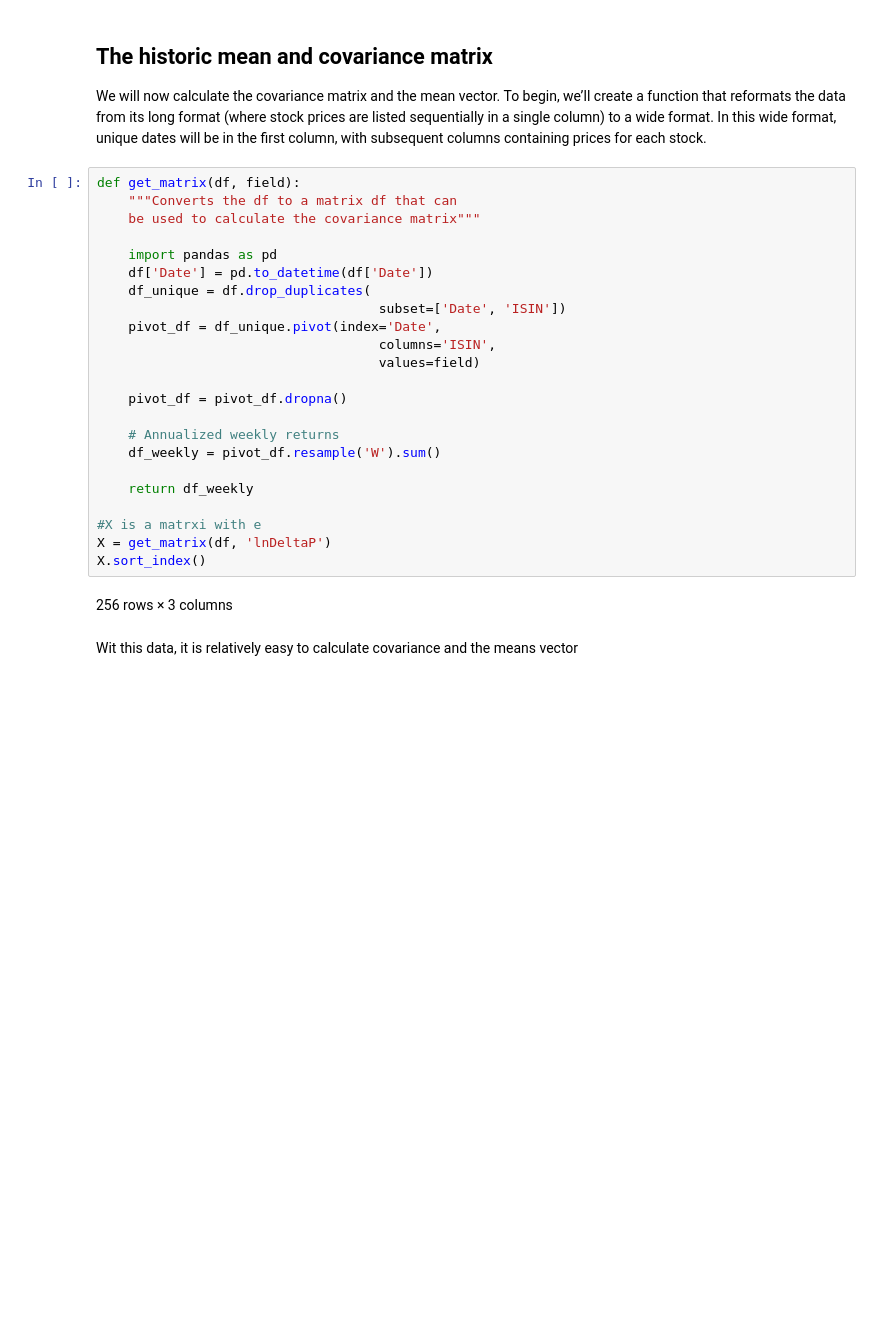
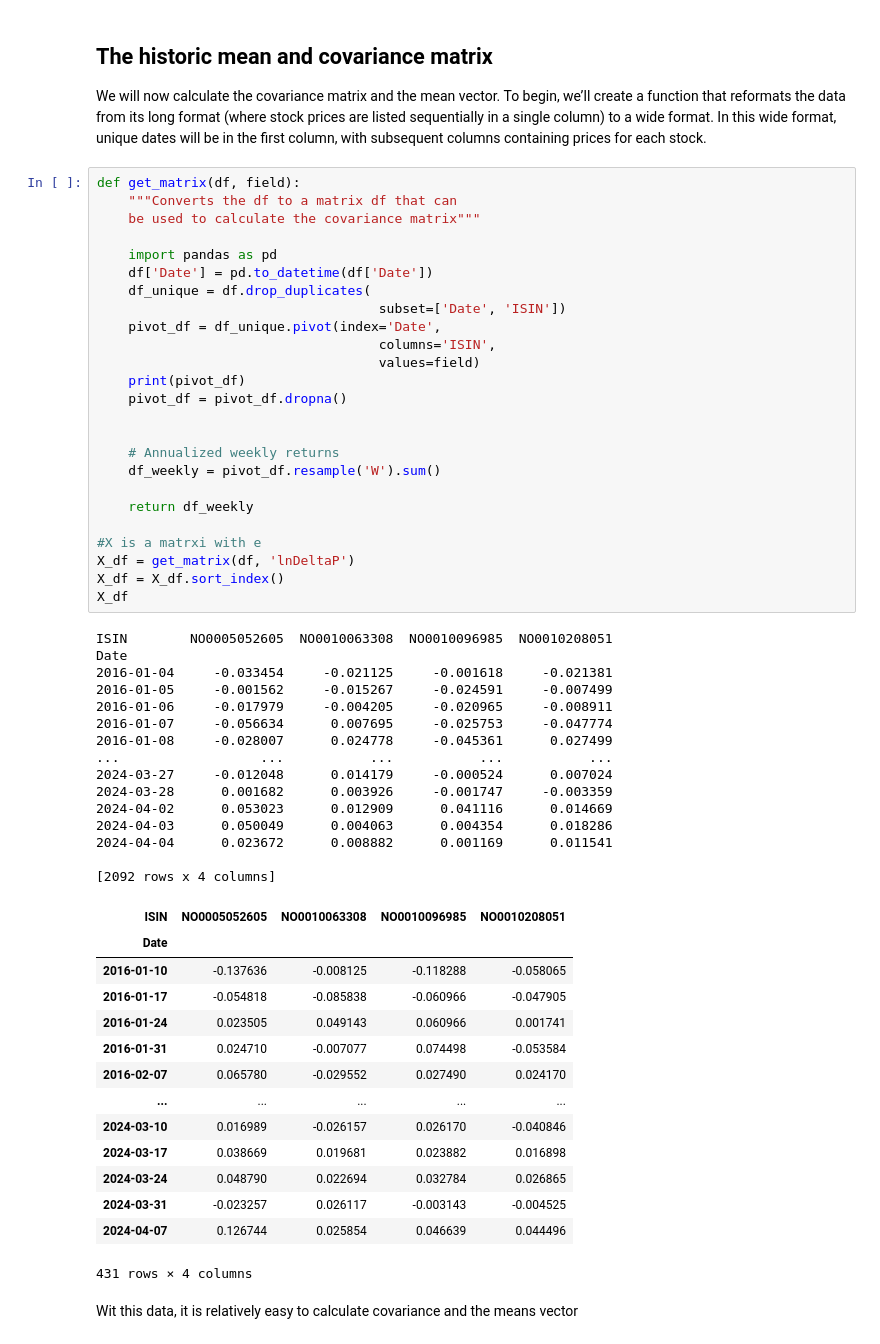
Before and after one commit to uit-sok-3011-h24/uit-sok-3011-h24.github.io, a Jupyter notebook: finans/3-lecture_optport.ipynb, the cells around one changed output. Saved outputs shown, nothing was run; the diff lists cells and outputs as text; blank space fills up the shorter version.

```diff
--- a/finans/3-lecture_optport.ipynb
+++ b/finans/3-lecture_optport.ipynb
@@ -533,28 +536,58 @@ column, with subsequent columns containing prices for each stock.
 # %%
 def get_matrix(df, field):
     """Converts the df to a matrix df that can
     be used to calculate the covariance matrix"""
 
     import pandas as pd
     df['Date'] = pd.to_datetime(df['Date'])
     df_unique = df.drop_duplicates(
                                     subset=['Date', 'ISIN'])
     pivot_df = df_unique.pivot(index='Date',
                                     columns='ISIN',
                                     values=field)
+    print(pivot_df)
+    pivot_df = pivot_df.dropna()
 
-    pivot_df = pivot_df.dropna()
 
     # Annualized weekly returns
     df_weekly = pivot_df.resample('W').sum()
 
     return df_weekly
 
 #X is a matrxi with e
-X = get_matrix(df, 'lnDeltaP')
-X.sort_index()
+X_df = get_matrix(df, 'lnDeltaP')
+X_df = X_df.sort_index()
+X_df
 # %% [output]
-256 rows × 3 columns
+ISIN        NO0005052605  NO0010063308  NO0010096985  NO0010208051
+Date
+2016-01-04     -0.033454     -0.021125     -0.001618     -0.021381
+2016-01-05     -0.001562     -0.015267     -0.024591     -0.007499
+2016-01-06     -0.017979     -0.004205     -0.020965     -0.008911
+2016-01-07     -0.056634      0.007695     -0.025753     -0.047774
+2016-01-08     -0.028007      0.024778     -0.045361      0.027499
+...                  ...           ...           ...           ...
+2024-03-27     -0.012048      0.014179     -0.000524      0.007024
+2024-03-28      0.001682      0.003926     -0.001747     -0.003359
+2024-04-02      0.053023      0.012909      0.041116      0.014669
+2024-04-03      0.050049      0.004063      0.004354      0.018286
+2024-04-04      0.023672      0.008882      0.001169      0.011541
+
+[2092 rows x 4 columns]
+| ISIN | NO0005052605 | NO0010063308 | NO0010096985 | NO0010208051 |
+| Date |  |  |  |  |
+| 2016-01-10 | -0.137636 | -0.008125 | -0.118288 | -0.058065 |
+| 2016-01-17 | -0.054818 | -0.085838 | -0.060966 | -0.047905 |
+| 2016-01-24 | 0.023505 | 0.049143 | 0.060966 | 0.001741 |
+| 2016-01-31 | 0.024710 | -0.007077 | 0.074498 | -0.053584 |
+| 2016-02-07 | 0.065780 | -0.029552 | 0.027490 | 0.024170 |
+| ... | ... | ... | ... | ... |
+| 2024-03-10 | 0.016989 | -0.026157 | 0.026170 | -0.040846 |
+| 2024-03-17 | 0.038669 | 0.019681 | 0.023882 | 0.016898 |
+| 2024-03-24 | 0.048790 | 0.022694 | 0.032784 | 0.026865 |
+| 2024-03-31 | -0.023257 | 0.026117 | -0.003143 | -0.004525 |
+| 2024-04-07 | 0.126744 | 0.025854 | 0.046639 | 0.044496 |
+431 rows × 4 columns
 # %% [markdown]
 Wit this data, it is relatively easy to calculate covariance and the
 means vector
```
Also changed, not shown: parts of 29 cells of this notebook, 16 other files.
